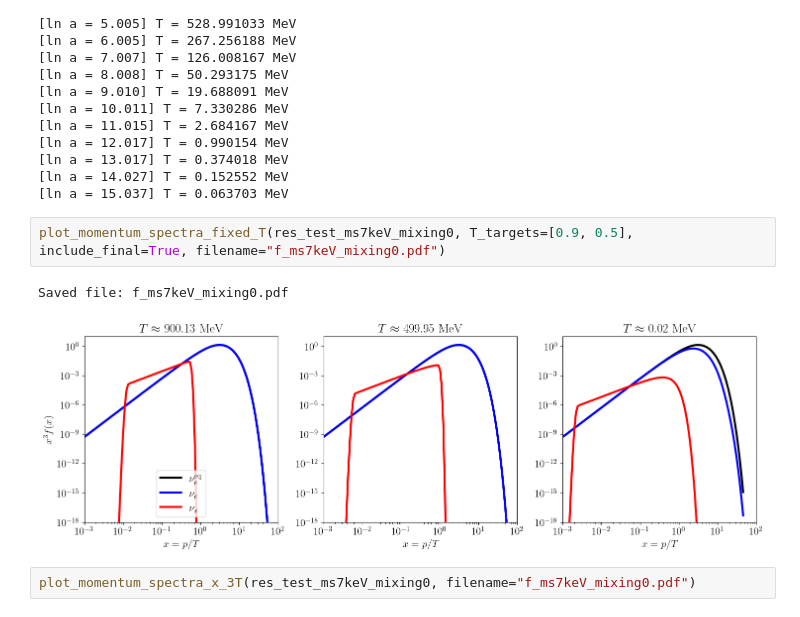
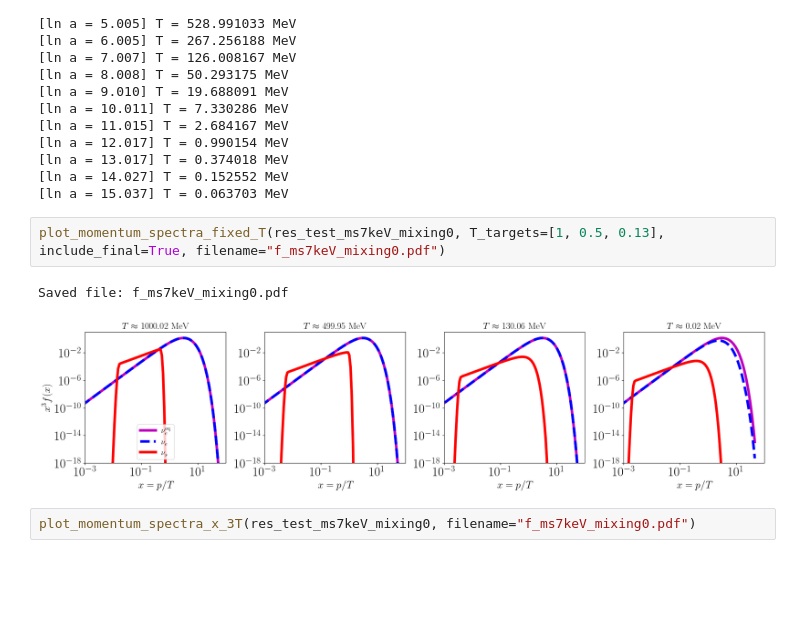
Before and after one commit to yongxuDM/Sterile-Neutrino, a Jupyter notebook: Sterile_Neutrino.ipynb, the cells around one changed output. Cells and saved outputs as stored; diff of their text form; blank space fills up the shorter version.

```diff
--- a/Sterile_Neutrino.ipynb
+++ b/Sterile_Neutrino.ipynb
@@ -874,10 +876,10 @@ if __name__ == "__main__":
 [ln a = 14.027] T = 0.152552 MeV
 [ln a = 15.037] T = 0.063703 MeV
 # %%
-plot_momentum_spectra_fixed_T(res_test_ms7keV_mixing0, T_targets=[0.9, 0.5], include_final=True, filename="f_ms7keV_mixing0.pdf")
+plot_momentum_spectra_fixed_T(res_test_ms7keV_mixing0, T_targets=[1, 0.5, 0.13], include_final=True, filename="f_ms7keV_mixing0.pdf")
 # %% [output]
 Saved file: f_ms7keV_mixing0.pdf
-[figure, old version]
+[figure, new version]
 # %%
 plot_momentum_spectra_x_3T(res_test_ms7keV_mixing0, filename="f_ms7keV_mixing0.pdf")
 # %% [output]
```
Also changed, not shown: parts of 4 cells of this notebook.
